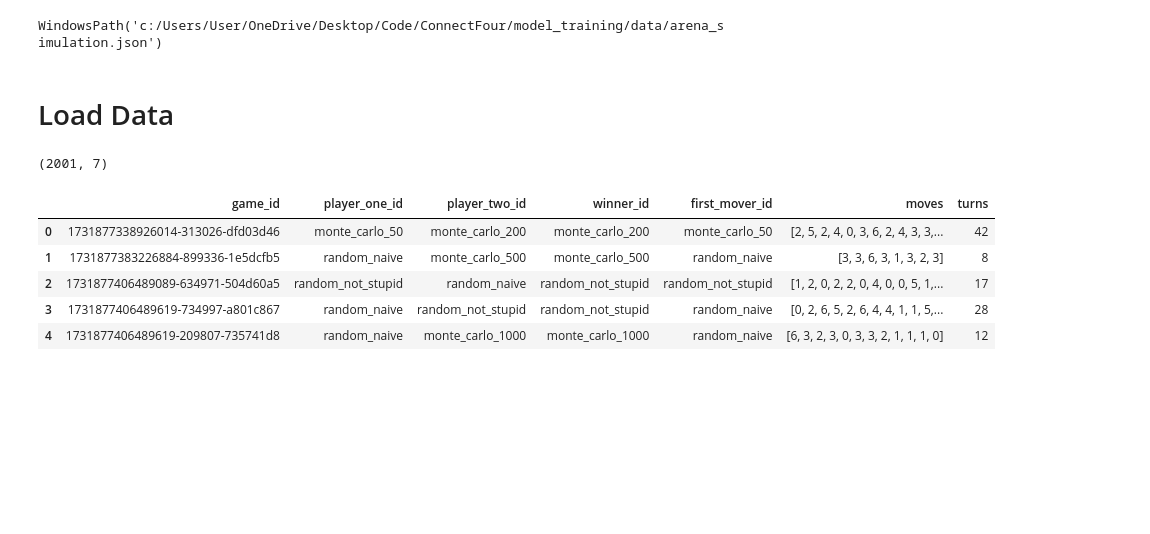
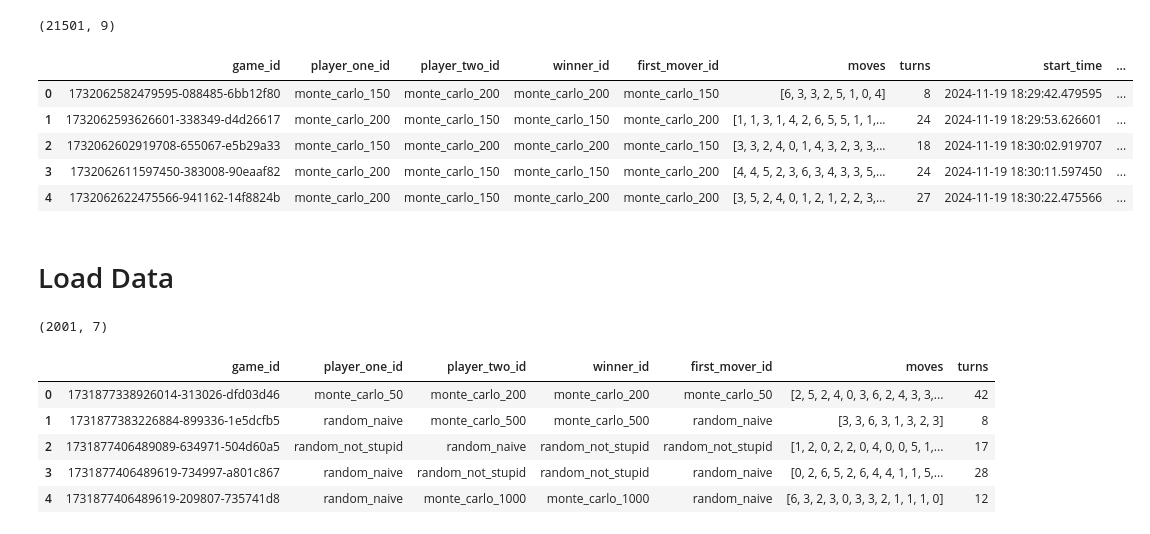
Before and after one commit to Brandt-moreThan4/ConnectFour, a Jupyter notebook: analysis/simulation_analysis_arena_vc.ipynb, the cells around one changed output. Drawn from its saved outputs; the diff is of its cells as text; code cells hidden in the pictures; blank space fills up the shorter version.

```diff
--- a/analysis/simulation_analysis_arena_vc.ipynb
+++ b/analysis/simulation_analysis_arena_vc.ipynb
@@ -8,14 +13,23 @@ import seaborn as sns; sns.set_theme()
 # %%
-PROJECT_FOLDER = Path().absolute().parent
+
 DATA_FOLDER = PROJECT_FOLDER / 'model_training' / 'data'
 DATA_FILE = DATA_FOLDER / 'stable' / 'simulation_data_1_r1_r2.json'
 DATA_FILE = DATA_FOLDER / 'simulation_data_testing.json'
-DATA_FILE = DATA_FOLDER / 'arena_simulation.json'
+DATA_FILE = DATA_FOLDER / 'arena_simulation4.json'
 
 DATA_FILE.absolute()
 # DATA_FILE.exists()
+raw_data_df = pd.read_json(DATA_FILE)
+print(raw_data_df.shape)
+raw_data_df.head()
 # %% [output]
-WindowsPath('c:/Users/User/OneDrive/Desktop/Code/ConnectFour/model_training/data/arena_simulation.json')
+(21501, 9)
+|  | game_id | player_one_id | player_two_id | winner_id | first_mover_id | moves | turns | start_time | ... |
+| 0 | 1732062582479595-088485-6bb12f80 | monte_carlo_150 | monte_carlo_200 | monte_carlo_200 | monte_carlo_150 | [6, 3, 3, 2, 5, 1, 0, 4] | 8 | 2024-11-19 18:29:42.479595 | ... |
+| 1 | 1732062593626601-338349-d4d26617 | monte_carlo_200 | monte_carlo_150 | monte_carlo_150 | monte_carlo_200 | [1, 1, 3, 1, 4, 2, 6, 5, 5, 1, 1,... | 24 | 2024-11-19 18:29:53.626601 | ... |
+| 2 | 1732062602919708-655067-e5b29a33 | monte_carlo_150 | monte_carlo_200 | monte_carlo_200 | monte_carlo_150 | [3, 3, 2, 4, 0, 1, 4, 3, 2, 3, 3,... | 18 | 2024-11-19 18:30:02.919707 | ... |
+| 3 | 1732062611597450-383008-90eaaf82 | monte_carlo_200 | monte_carlo_150 | monte_carlo_150 | monte_carlo_200 | [4, 4, 5, 2, 3, 6, 3, 4, 3, 3, 5,... | 24 | 2024-11-19 18:30:11.597450 | ... |
+| 4 | 1732062622475566-941162-14f8824b | monte_carlo_200 | monte_carlo_150 | monte_carlo_200 | monte_carlo_200 | [3, 5, 2, 4, 0, 1, 2, 1, 2, 2, 3,... | 27 | 2024-11-19 18:30:22.475566 | ... |
 # %% [markdown]
 # Load Data
 # %%
```
Also changed, not shown: parts of 1 cell of this notebook, 4 other files.
